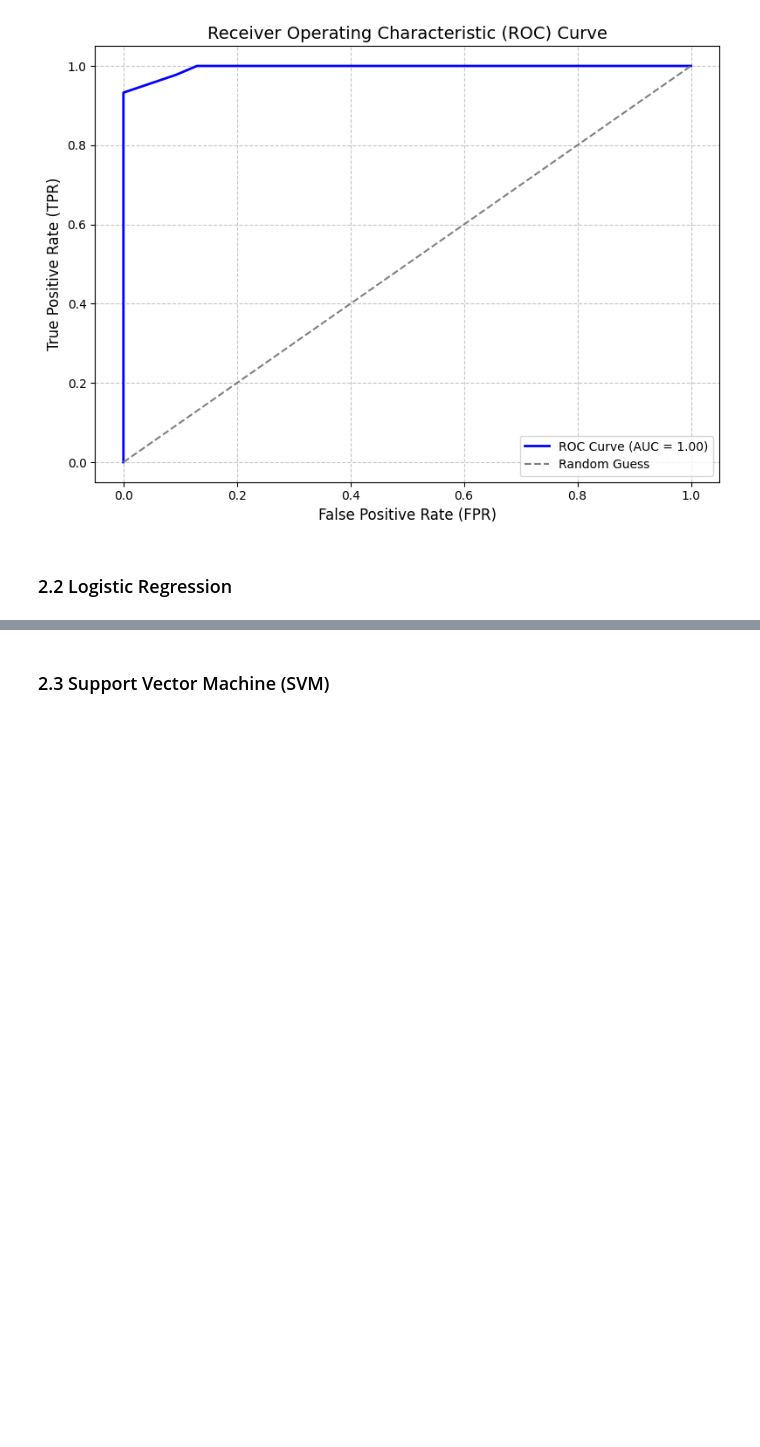
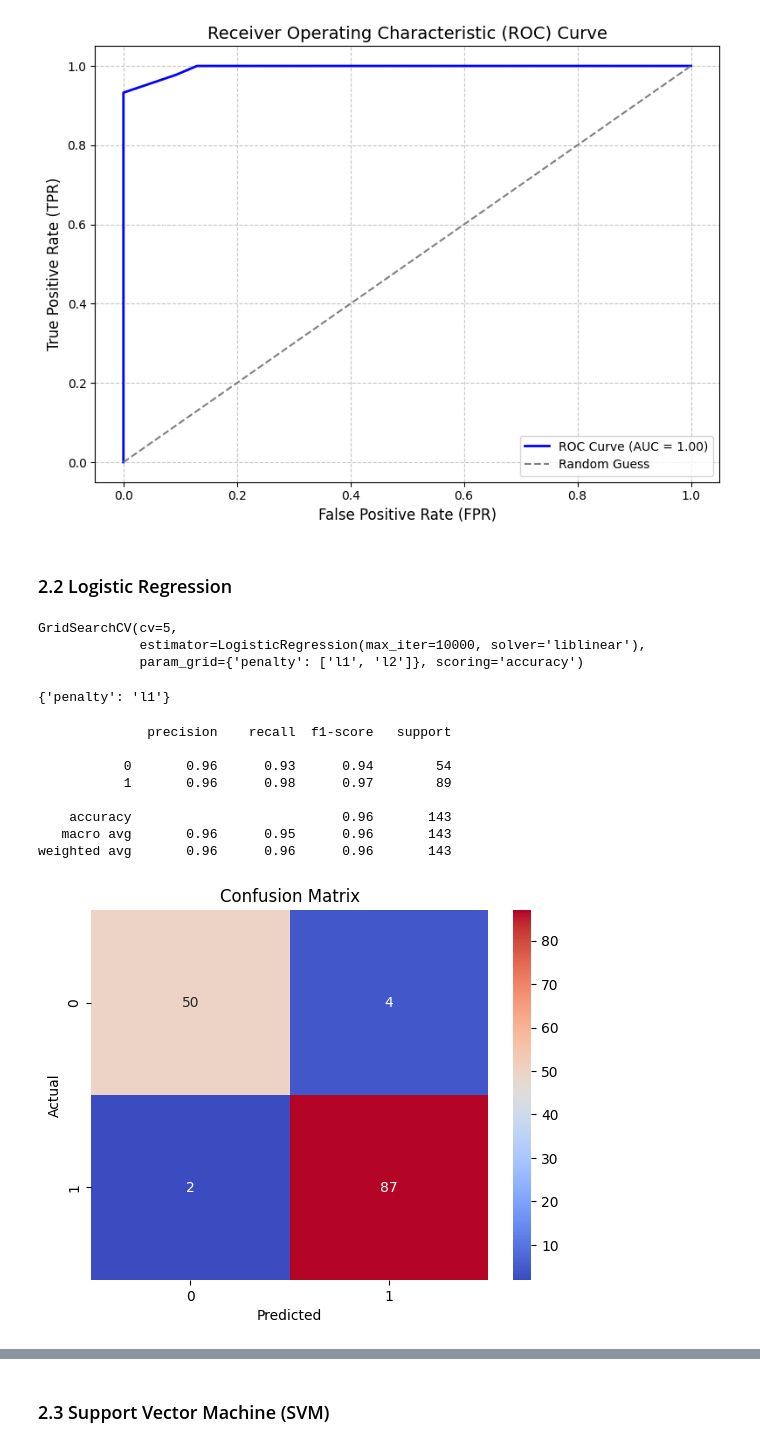
Before and after one commit to Mohammed-Abed-Alkareem/ML-Algorithms-Evaluation, a Jupyter notebook: AssignmentFiles/assignment.ipynb, the cells around one changed output, grey strips where cells are left out. Cells and saved outputs as stored; diff of their text form; code cells hidden in the pictures; blank space fills up the shorter version.

```diff
--- a/AssignmentFiles/assignment.ipynb
+++ b/AssignmentFiles/assignment.ipynb
@@ -226,3 +283,53 @@ if len(set(y_test)) == 2:  # Ensure it's binary classification
 [figure]
 # %% [markdown]
 ### 2.2 Logistic Regression
+# %%
+
+# Logistic Regression
+
+# Logistic Regression
+
+penalties = ['l1', 'l2']
+
+param_grid = {'penalty': penalties}
+
+log_reg = LogisticRegression(max_iter=10000, solver='liblinear')
+grid_search = GridSearchCV(log_reg, param_grid, cv=5, scoring='accuracy')
+
+grid_search.fit(X_train, y_train)
+# %% [output]
+GridSearchCV(cv=5,
+             estimator=LogisticRegression(max_iter=10000, solver='liblinear'),
+             param_grid={'penalty': ['l1', 'l2']}, scoring='accuracy')
+# %%
+grid_search.best_params_
+# %% [output]
+{'penalty': 'l1'}
+# %%
+# Train with the best parameters
+log_reg = LogisticRegression(max_iter=10000, solver='liblinear', penalty='l1')
+log_reg.fit(X_train, y_train)
+
+# Test on the test set
+y_pred = log_reg.predict(X_test)
+
+# Get full report
+print(classification_report(y_test, y_pred))
+
+# Confusion matrix plot
+cm = confusion_matrix(y_test, y_pred)
+sns.heatmap(cm, annot=True, fmt='d', cmap='coolwarm')
+plt.xlabel('Predicted')
+plt.ylabel('Actual')
+plt.title('Confusion Matrix')
+plt.show()
+# %% [output]
+              precision    recall  f1-score   support
+
+           0       0.96      0.93      0.94        54
+           1       0.96      0.98      0.97        89
+
+    accuracy                           0.96       143
+   macro avg       0.96      0.95      0.96       143
+weighted avg       0.96      0.96      0.96       143
+[figure, added]
```
Also changed, not shown: parts of 11 cells of this notebook.
